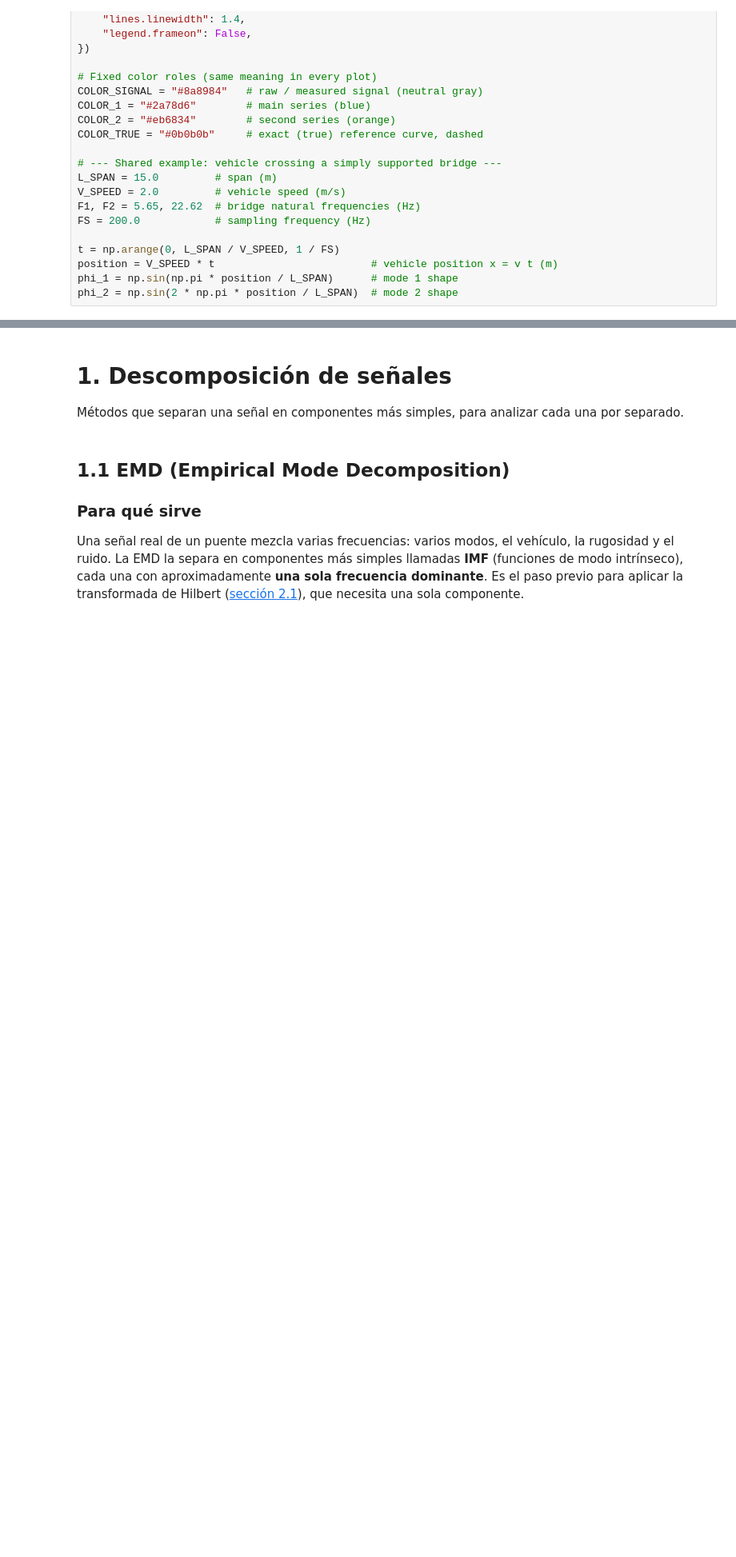
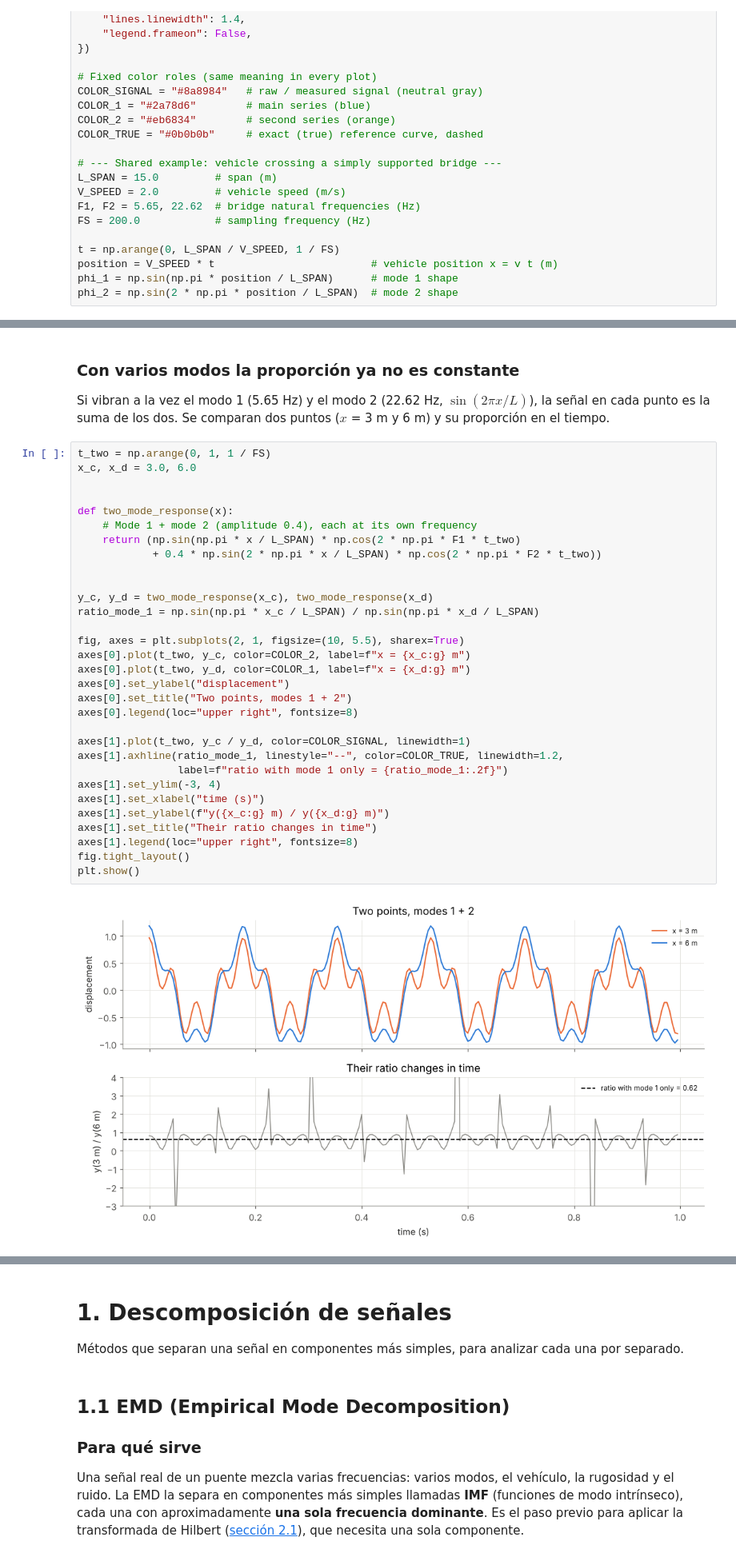
Before and after one commit to 25adiaz-apps/assignment-3-machine-learning, a Jupyter notebook: literature-review/metodos/metodos.ipynb, the cells around one changed output, grey strips where cells are left out. Shown at 80% size. Cells and saved outputs as stored; diff of their text form; blank space fills up the shorter version.

```diff
--- a/literature-review/metodos/metodos.ipynb
+++ b/literature-review/metodos/metodos.ipynb
@@ -52,0 +200,37 @@ phi_2 = np.sin(2 * np.pi * position / L_SPAN)  # mode 2 shape
+# %% [markdown]
+### Con varios modos la proporción ya no es constante
+
+Si vibran a la vez el modo 1 (5.65 Hz) y el modo 2 (22.62 Hz, $\sin(2\pi x/L)$), la señal en cada punto es la suma de los dos. Se comparan dos puntos ($x$ = 3 m y 6 m) y su proporción en el tiempo.
+# %%
+t_two = np.arange(0, 1, 1 / FS)
+x_c, x_d = 3.0, 6.0
+
+
+def two_mode_response(x):
+    # Mode 1 + mode 2 (amplitude 0.4), each at its own frequency
+    return (np.sin(np.pi * x / L_SPAN) * np.cos(2 * np.pi * F1 * t_two)
+            + 0.4 * np.sin(2 * np.pi * x / L_SPAN) * np.cos(2 * np.pi * F2 * t_two))
+
+
+y_c, y_d = two_mode_response(x_c), two_mode_response(x_d)
+ratio_mode_1 = np.sin(np.pi * x_c / L_SPAN) / np.sin(np.pi * x_d / L_SPAN)
+
+fig, axes = plt.subplots(2, 1, figsize=(10, 5.5), sharex=True)
+axes[0].plot(t_two, y_c, color=COLOR_2, label=f"x = {x_c:g} m")
+axes[0].plot(t_two, y_d, color=COLOR_1, label=f"x = {x_d:g} m")
+axes[0].set_ylabel("displacement")
+axes[0].set_title("Two points, modes 1 + 2")
+axes[0].legend(loc="upper right", fontsize=8)
+
+axes[1].plot(t_two, y_c / y_d, color=COLOR_SIGNAL, linewidth=1)
+axes[1].axhline(ratio_mode_1, linestyle="--", color=COLOR_TRUE, linewidth=1.2,
+                label=f"ratio with mode 1 only = {ratio_mode_1:.2f}")
+axes[1].set_ylim(-3, 4)
+axes[1].set_xlabel("time (s)")
+axes[1].set_ylabel(f"y({x_c:g} m) / y({x_d:g} m)")
+axes[1].set_title("Their ratio changes in time")
+axes[1].legend(loc="upper right", fontsize=8)
+fig.tight_layout()
+plt.show()
+# %% [output]
+[figure, added]
```
Also changed, not shown: parts of 10 cells of this notebook, 1 other file.
